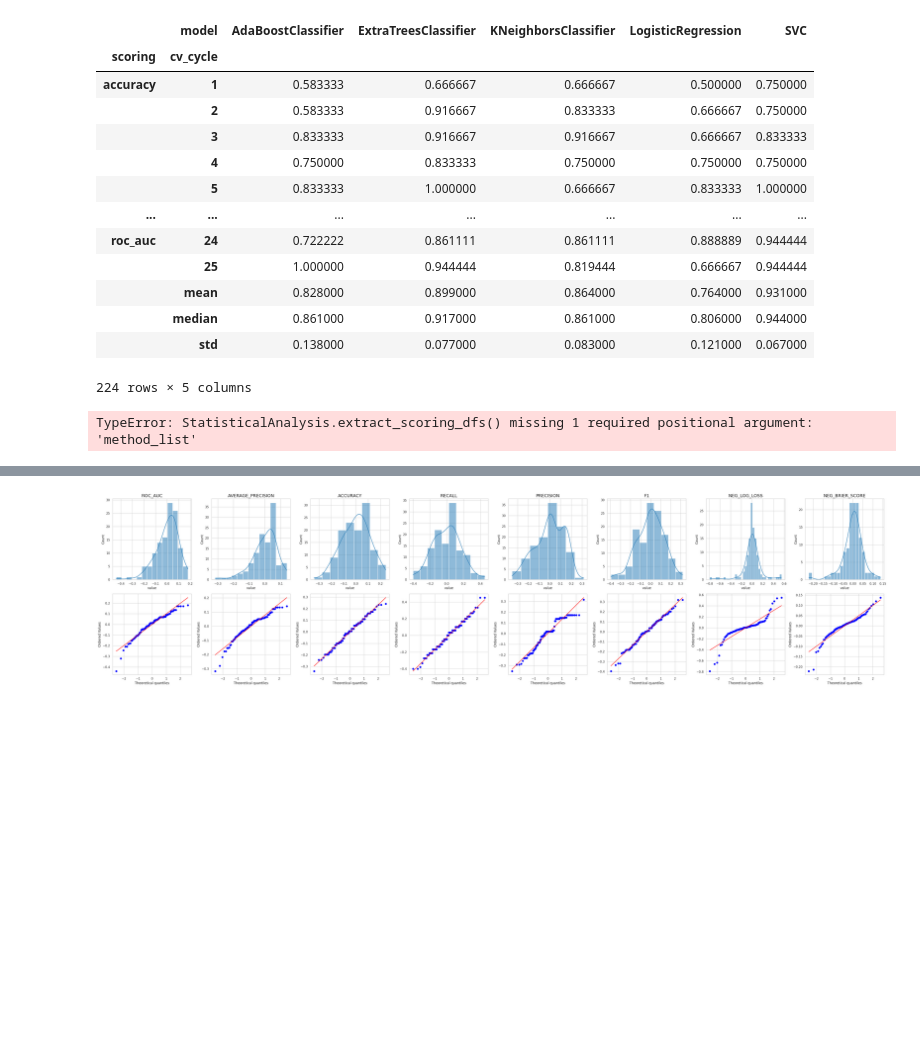
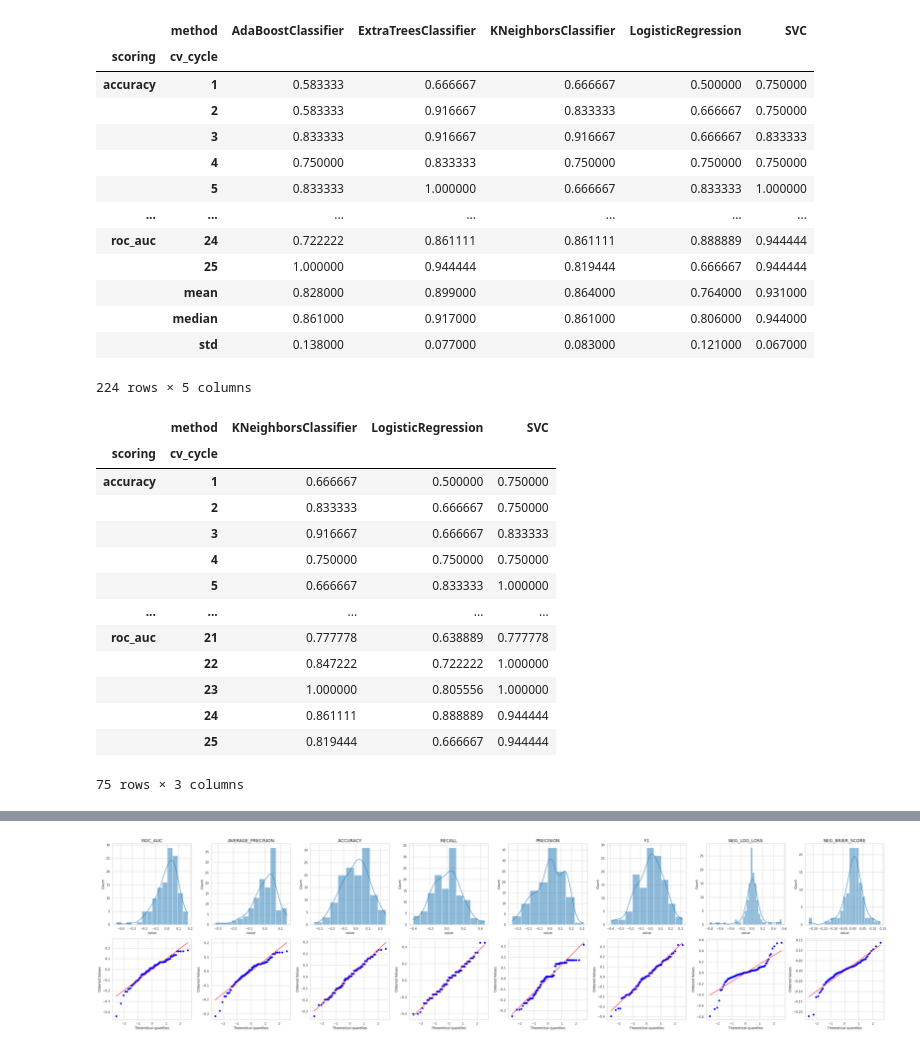
Before and after one commit to Medicine-Artificial-Intelligence/ProQSAR, a Jupyter notebook: check_code.ipynb, the cells around one changed output, grey strips where cells are left out. Saved outputs shown, nothing was run; the diff lists cells and outputs as text; code cells hidden in the pictures; blank space fills up the shorter version.

```diff
--- a/check_code.ipynb
+++ b/check_code.ipynb
@@ -6,7 +6,7 @@ import pandas as pd
 import matplotlib
 import warnings
 from sklearn.datasets import make_classification, make_regression
-from ProQSAR.ModelDeveloper.model_validation import cross_validation_report
+from ProQSAR.ModelDeveloper.model_validation import ModelValidation
 warnings.filterwarnings("ignore", category=FutureWarning)
 
 def create_classification_data(
@@ -34,38 +34,44 @@ def create_classification_data(
     data["ID"] = np.arange(n_samples)
     data["Activity"] = y
     return data
 
 
 scoring_list = [
             "roc_auc",
             "average_precision",
             "accuracy",
             "recall",
             "precision",
             "f1",
             "neg_log_loss",
             "neg_brier_score",
         ]
 select_model = ["LogisticRegression", "KNeighborsClassifier", "SVC", "ExtraTreesClassifier", "AdaBoostClassifier"]
 
 class_data = create_classification_data()
-cv_result = cross_validation_report(
+cv_result = ModelValidation.cross_validation_report(
     class_data,
     activity_col="Activity",
     id_col="ID",
     n_splits=5,
     n_repeats=5,
     scoring_list=scoring_list,
     select_model=select_model,
     save_csv=False)
 from IPython.display import display
 display(cv_result)
+
+
+scoring_list2 = [
+            "roc_auc",
+            "average_precision",
+            "accuracy"]
+select_model2 = ["LogisticRegression", "KNeighborsClassifier", "SVC"]
 from ProQSAR.Analysis.statistical_analysis import StatisticalAnalysis
-
-report_long = StatisticalAnalysis.extract_scoring_dfs(report_df=cv_result, scoring_list=scoring_list)
-display(report_long)
+report, scoring, method = StatisticalAnalysis.extract_scoring_dfs(report_df=cv_result, scoring_list=scoring_list2, method_list=select_model2, melt=False)
+display(report)
 # %% [output]
-|  | model | AdaBoostClassifier | ExtraTreesClassifier | KNeighborsClassifier | LogisticRegression | SVC |
+|  | method | AdaBoostClassifier | ExtraTreesClassifier | KNeighborsClassifier | LogisticRegression | SVC |
 | scoring | cv_cycle |  |  |  |  |  |
 | accuracy | 1 | 0.583333 | 0.666667 | 0.666667 | 0.500000 | 0.750000 |
 |  | 2 | 0.583333 | 0.916667 | 0.833333 | 0.666667 | 0.750000 |
@@ -79,4 +85,17 @@ display(report_long)
 |  | median | 0.861000 | 0.917000 | 0.861000 | 0.806000 | 0.944000 |
 |  | std | 0.138000 | 0.077000 | 0.083000 | 0.121000 | 0.067000 |
 224 rows × 5 columns
+|  | method | KNeighborsClassifier | LogisticRegression | SVC |
+| scoring | cv_cycle |  |  |  |
+| accuracy | 1 | 0.666667 | 0.500000 | 0.750000 |
+|  | 2 | 0.833333 | 0.666667 | 0.750000 |
+|  | 3 | 0.916667 | 0.666667 | 0.833333 |
+|  | 4 | 0.750000 | 0.750000 | 0.750000 |
+|  | 5 | 0.666667 | 0.833333 | 1.000000 |
+| ... | ... | ... | ... | ... |
+| roc_auc | 21 | 0.777778 | 0.638889 | 0.777778 |
+|  | 22 | 0.847222 | 0.722222 | 1.000000 |
+|  | 23 | 1.000000 | 0.805556 | 1.000000 |
+|  | 24 | 0.861111 | 0.888889 | 0.944444 |
+|  | 25 | 0.819444 | 0.666667 | 0.944444 |
-TypeError: StatisticalAnalysis.extract_scoring_dfs() missing 1 required positional argument: 'method_list'
+75 rows × 3 columns
```
Also changed, not shown: parts of 11 cells of this notebook, 5 other files.
